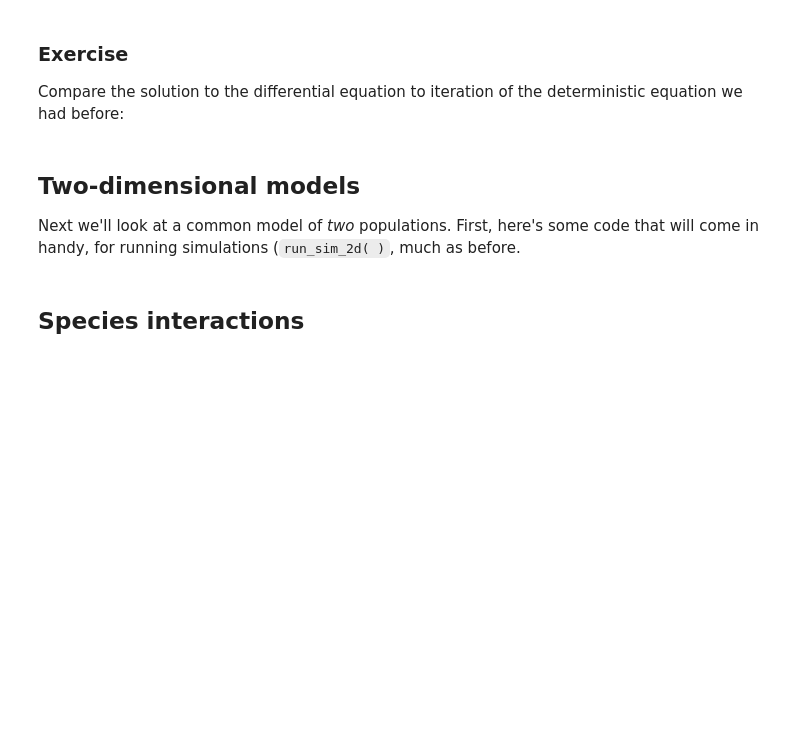
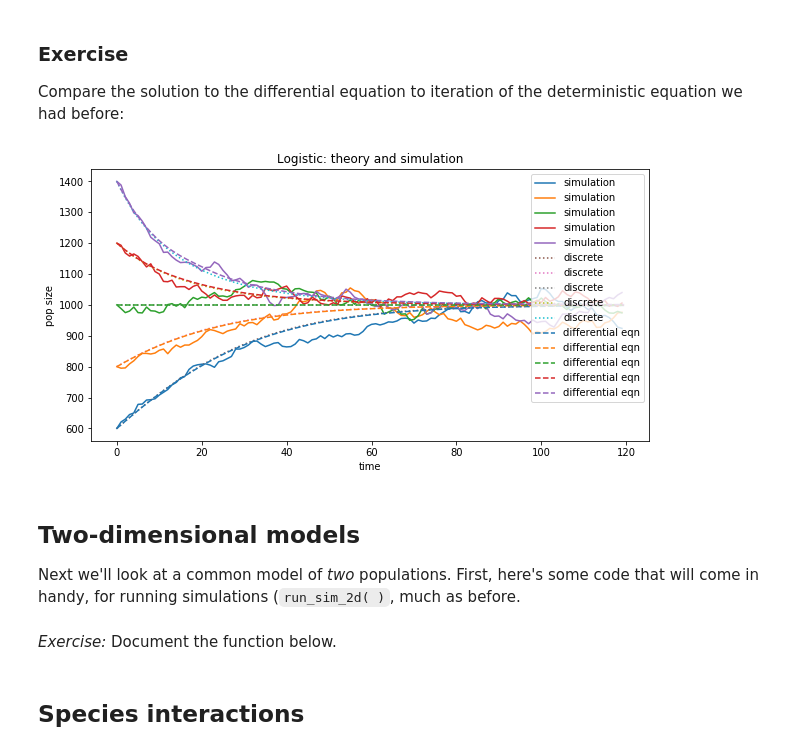
Before and after one commit to petrelharp/popbio, a Jupyter notebook: notebooks/interactions.ipynb, the cells around one changed output. Saved outputs shown, nothing was run; the diff lists cells and outputs as text; code cells hidden in the pictures; blank space fills up the shorter version.

```diff
--- a/notebooks/interactions.ipynb
+++ b/notebooks/interactions.ipynb
@@ -116,11 +122,31 @@ to iteration of the deterministic equation we had before:
 # %%
 def logistic_step(N, lam, mu, K):
     return N + (lam - mu) * N * (1 - lam * N / (K * (lam - mu)))
+# %%
+N = run_sim(y0,
+            gen_fn=logistic_gen, ngens=120,
+            lam=lam, mu=mu, K=K)
+N_deterministic = run_sim(y0,
+            gen_fn=logistic_step, ngens=120, dtype='float',
+            lam=lam, mu=mu, K=K)
+
+plt.plot(N, label='simulation')
+plt.plot(N_deterministic, linestyle=':', label='discrete')
+plt.plot(logistic_solns.t, logistic_solns.y.T, linestyle='--', label='differential eqn')
+plt.xlabel("time")
+plt.ylabel("pop size")
+plt.title("Logistic: theory and simulation")
+plt.legend(loc="upper right")
+plt.show()
+# %% [output]
+[figure, added]
 # %% [markdown]
 ## Two-dimensional models
 
 Next we'll look at a common model of *two* populations.
 First, here's some code that will come in handy,
 for running simulations (`run_sim_2d( )`, much as before.
+# %% [markdown]
+*Exercise:* Document the function below.
 # %%
 def run_sim_2d(N0, M0, gen_fn, ngens, dtype='int', **kwargs):
```
Also changed, not shown: parts of 4 cells of this notebook.
